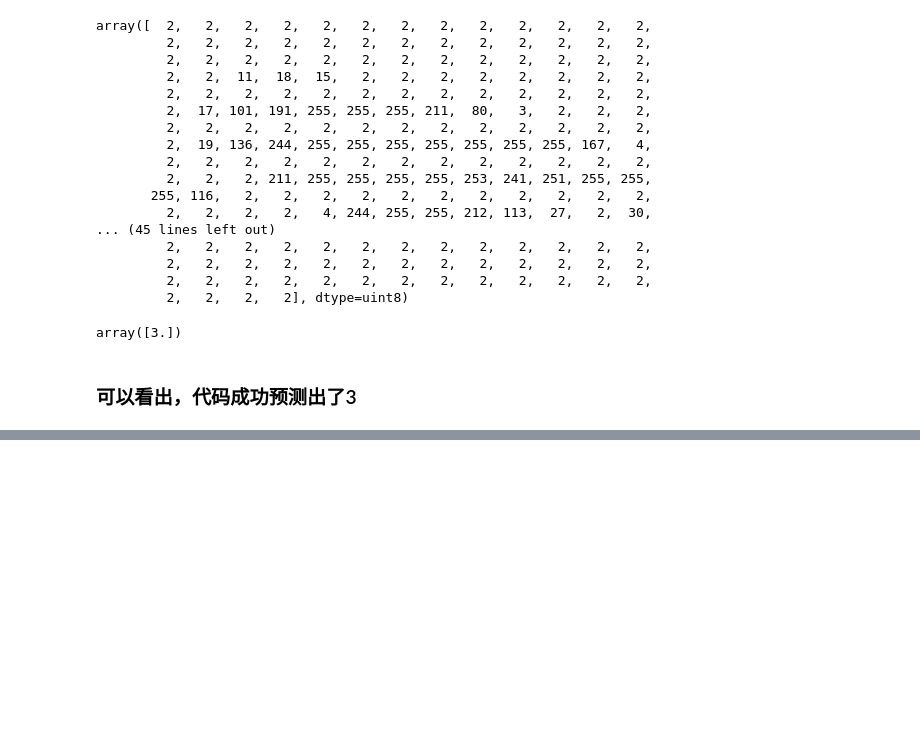
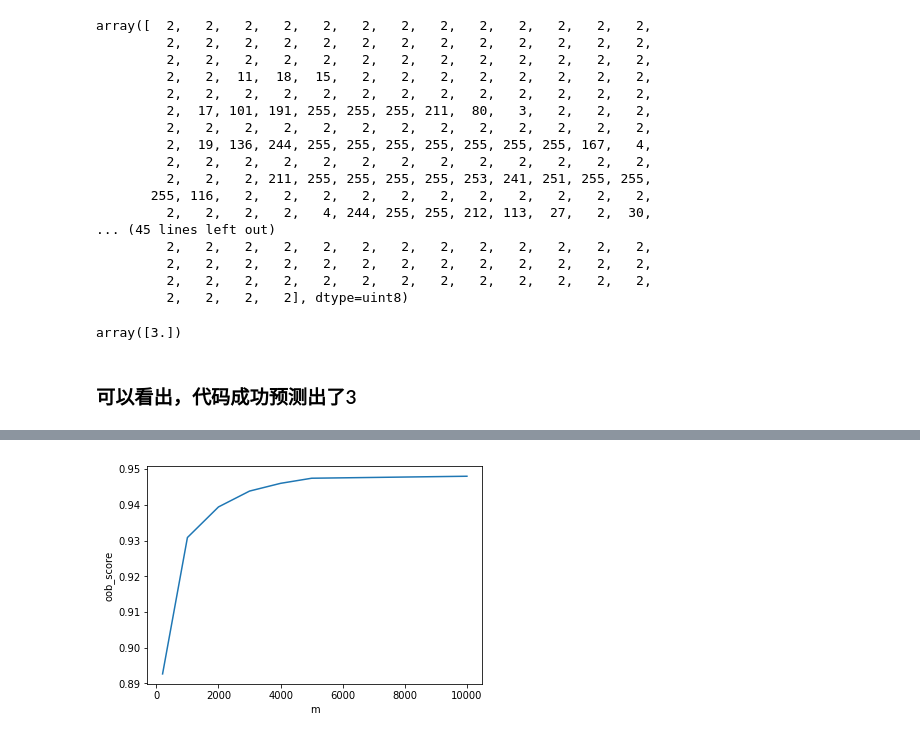
Before and after one commit to DingAllen/pattern-recognization-homework, a Jupyter notebook: random forest.ipynb, the cells around one changed output, grey strips where cells are left out. Saved outputs shown, nothing was run; the diff lists cells and outputs as text; code cells hidden in the pictures; blank space fills up the shorter version.

```diff
--- a/random forest.ipynb
+++ b/random forest.ipynb
@@ -81,0 +142,9 @@ array([3.])
+# %%
+m = [200,1000,2000,3000,4000,5000,10000]
+sco = [0.8926285714285714,0.9308428571428572,0.9394142857142858,0.9438571428571428,0.9460285714285714,0.9474571428571429,0.9480142857142857]
+plt.plot(m,sco)
+plt.xlabel('m')
+plt.ylabel('oob_score')
+plt.show()
+# %% [output]
+[figure, added]
```
Also changed, not shown: parts of 11 cells of this notebook.
